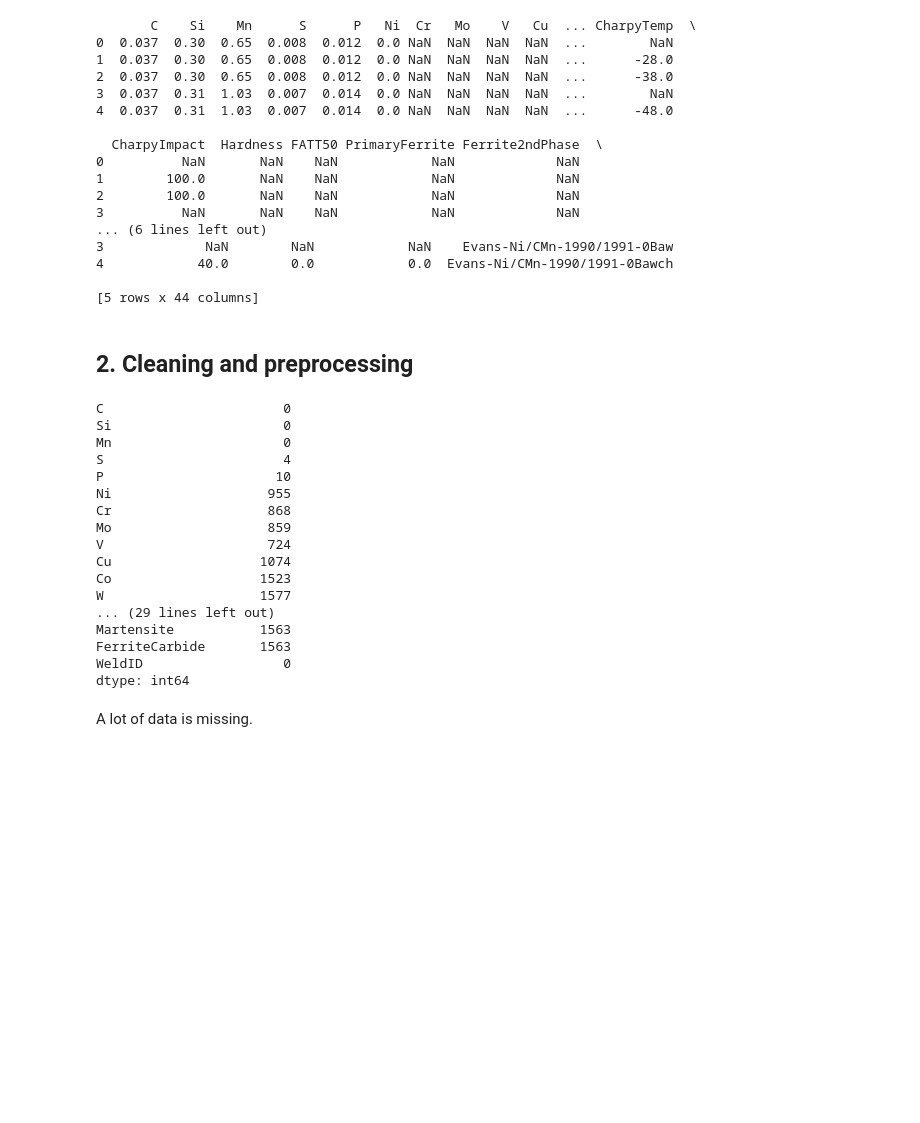
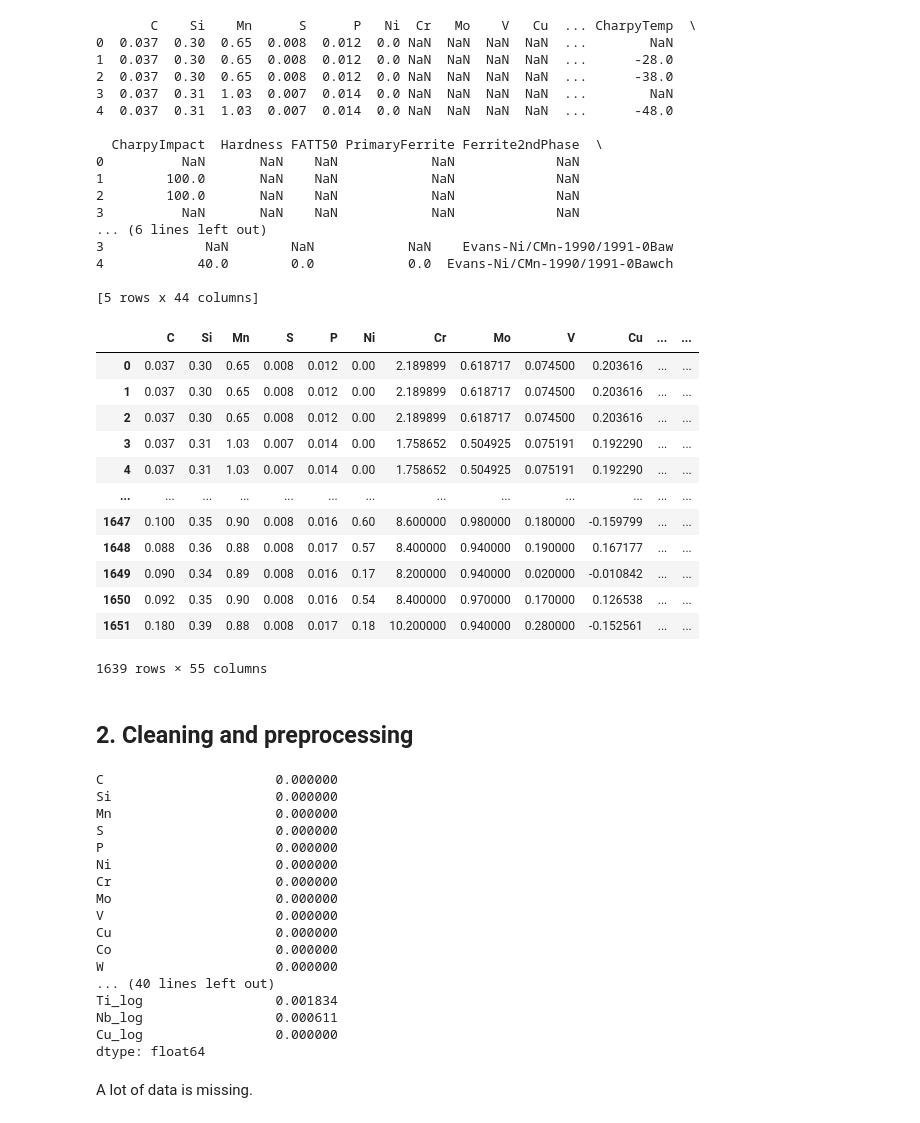
Before and after one commit to daphnemaschas/Weld-quality-prediction, a Jupyter notebook: notebooks/eda.ipynb, the cells around one changed output. Saved outputs shown, nothing was run; the diff lists cells and outputs as text; code cells hidden in the pictures; blank space fills up the shorter version.

```diff
--- a/notebooks/eda.ipynb
+++ b/notebooks/eda.ipynb
@@ -41,28 +41,44 @@ print(df.head())
 4            40.0        0.0            0.0  Evans-Ni/CMn-1990/1991-0Bawch
 
 [5 rows x 44 columns]
+# %%
+df
+# %% [output]
+|  | C | Si | Mn | S | P | Ni | Cr | Mo | V | Cu | ... | ... |
+| 0 | 0.037 | 0.30 | 0.65 | 0.008 | 0.012 | 0.00 | 2.189899 | 0.618717 | 0.074500 | 0.203616 | ... | ... |
+| 1 | 0.037 | 0.30 | 0.65 | 0.008 | 0.012 | 0.00 | 2.189899 | 0.618717 | 0.074500 | 0.203616 | ... | ... |
+| 2 | 0.037 | 0.30 | 0.65 | 0.008 | 0.012 | 0.00 | 2.189899 | 0.618717 | 0.074500 | 0.203616 | ... | ... |
+| 3 | 0.037 | 0.31 | 1.03 | 0.007 | 0.014 | 0.00 | 1.758652 | 0.504925 | 0.075191 | 0.192290 | ... | ... |
+| 4 | 0.037 | 0.31 | 1.03 | 0.007 | 0.014 | 0.00 | 1.758652 | 0.504925 | 0.075191 | 0.192290 | ... | ... |
+| ... | ... | ... | ... | ... | ... | ... | ... | ... | ... | ... | ... | ... |
+| 1647 | 0.100 | 0.35 | 0.90 | 0.008 | 0.016 | 0.60 | 8.600000 | 0.980000 | 0.180000 | -0.159799 | ... | ... |
+| 1648 | 0.088 | 0.36 | 0.88 | 0.008 | 0.017 | 0.57 | 8.400000 | 0.940000 | 0.190000 | 0.167177 | ... | ... |
+| 1649 | 0.090 | 0.34 | 0.89 | 0.008 | 0.016 | 0.17 | 8.200000 | 0.940000 | 0.020000 | -0.010842 | ... | ... |
+| 1650 | 0.092 | 0.35 | 0.90 | 0.008 | 0.016 | 0.54 | 8.400000 | 0.970000 | 0.170000 | 0.126538 | ... | ... |
+| 1651 | 0.180 | 0.39 | 0.88 | 0.008 | 0.017 | 0.18 | 10.200000 | 0.940000 | 0.280000 | -0.152561 | ... | ... |
+1639 rows × 55 columns
 # %% [markdown]
 ## 2. Cleaning and preprocessing
 # %%
-print(df.isna().sum())
+print(df.isna().sum()/df.count())
 # %% [output]
-C                       0
-Si                      0
-Mn                      0
-S                       4
-P                      10
-Ni                    955
-Cr                    868
-Mo                    859
-V                     724
-Cu                   1074
-Co                   1523
-W                    1577
-... (29 lines left out)
-Martensite           1563
-FerriteCarbide       1563
-WeldID                  0
-dtype: int64
+C                      0.000000
+Si                     0.000000
+Mn                     0.000000
+S                      0.000000
+P                      0.000000
+Ni                     0.000000
+Cr                     0.000000
+Mo                     0.000000
+V                      0.000000
+Cu                     0.000000
+Co                     0.000000
+W                      0.000000
+... (40 lines left out)
+Ti_log                 0.001834
+Nb_log                 0.000611
+Cu_log                 0.000000
+dtype: float64
 # %% [markdown]
 A lot of data is missing.
 # %%
```
Also changed, not shown: parts of 1 cell of this notebook, 2 other files.
